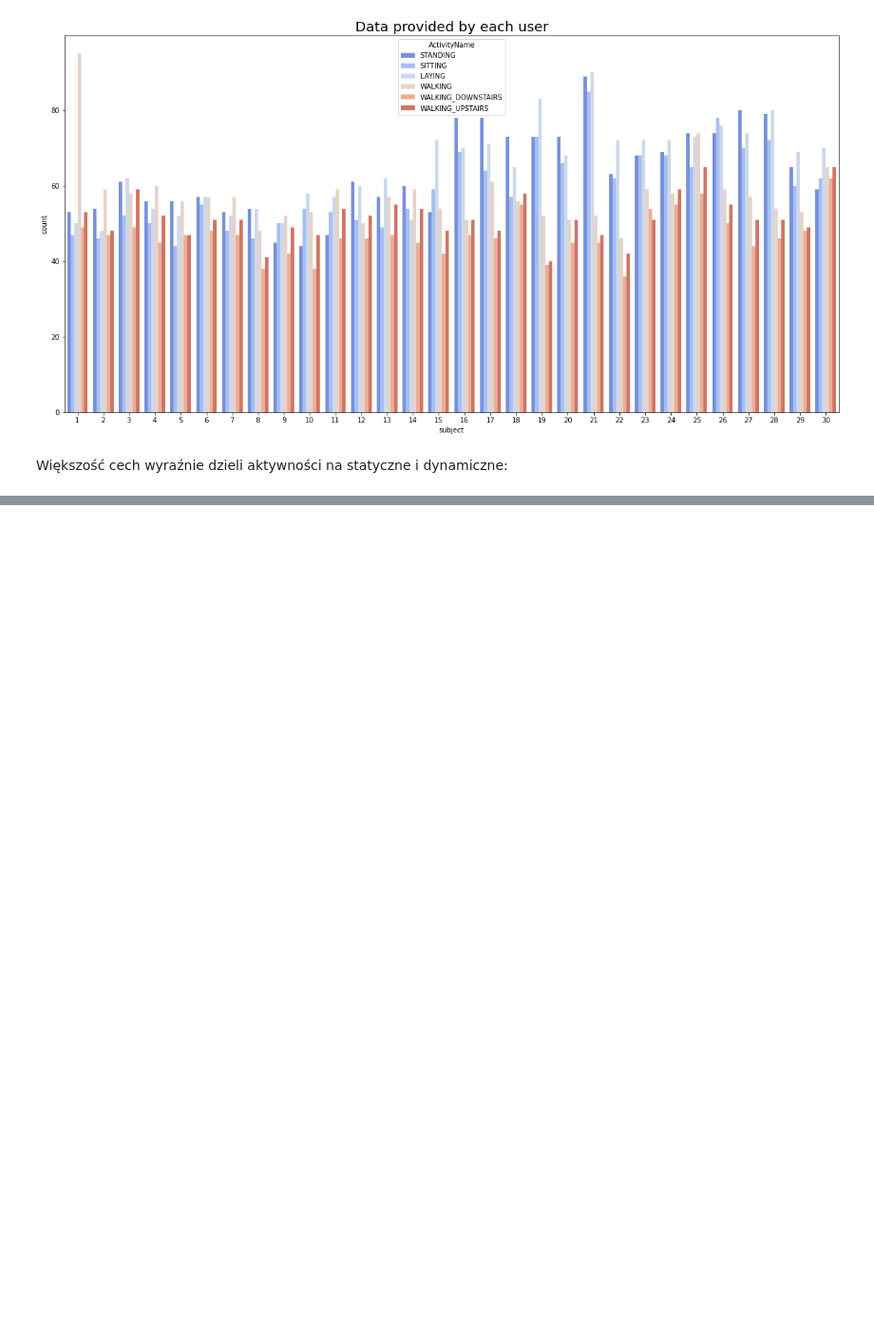
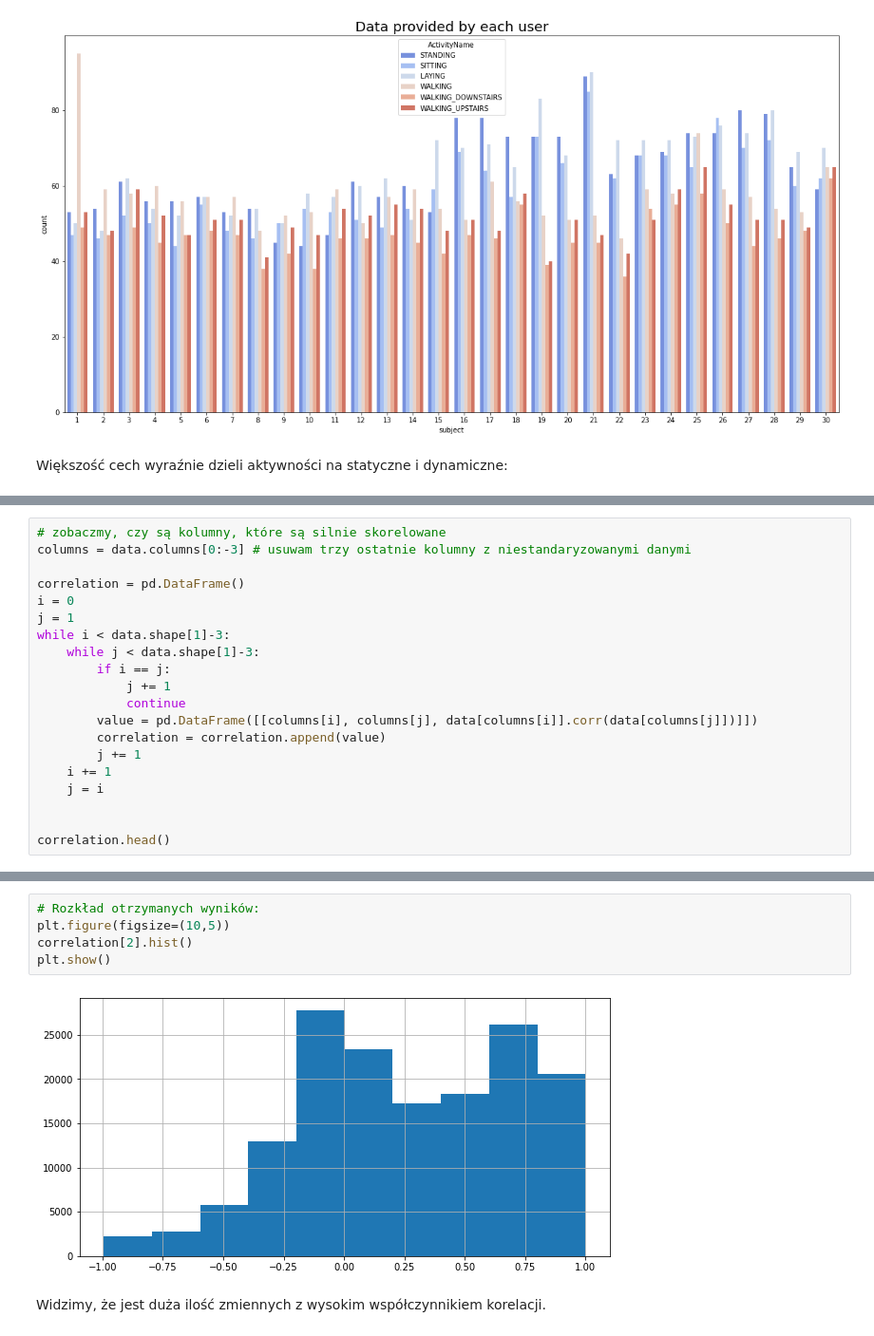
Before and after one commit to gekas145/WUM-2021-Projekty, a Jupyter notebook: Projekt2/eda.ipynb, the cells around one changed output, grey strips where cells are left out. Shown at 95% size. Saved outputs shown, nothing was run; the diff lists cells and outputs as text; blank space fills up the shorter version.

```diff
--- a/Projekt2/eda.ipynb
+++ b/Projekt2/eda.ipynb
@@ -189,0 +234,20 @@ plt.show()
+# %%
+# zobaczmy, czy są kolumny, które są silnie skorelowane
+columns = data.columns[0:-3] # usuwam trzy ostatnie kolumny z niestandaryzowanymi danymi
+
+correlation = pd.DataFrame()
+i = 0
+j = 1
+while i < data.shape[1]-3:
+    while j < data.shape[1]-3:
+        if i == j:
+            j += 1
+            continue
+        value = pd.DataFrame([[columns[i], columns[j], data[columns[i]].corr(data[columns[j]])]])
+        correlation = correlation.append(value)
+        j += 1
+    i += 1
+    j = i
+
+
+correlation.head()
@@ -189,0 +261,9 @@ plt.show()
+# %%
+# Rozkład otrzymanych wyników:
+plt.figure(figsize=(10,5))
+correlation[2].hist()
+plt.show()
+# %% [output]
+[figure, added]
+# %% [markdown]
+Widzimy, że jest duża ilość zmiennych z wysokim współczynnikiem korelacji.
```
Also changed, not shown: parts of 31 cells of this notebook.
